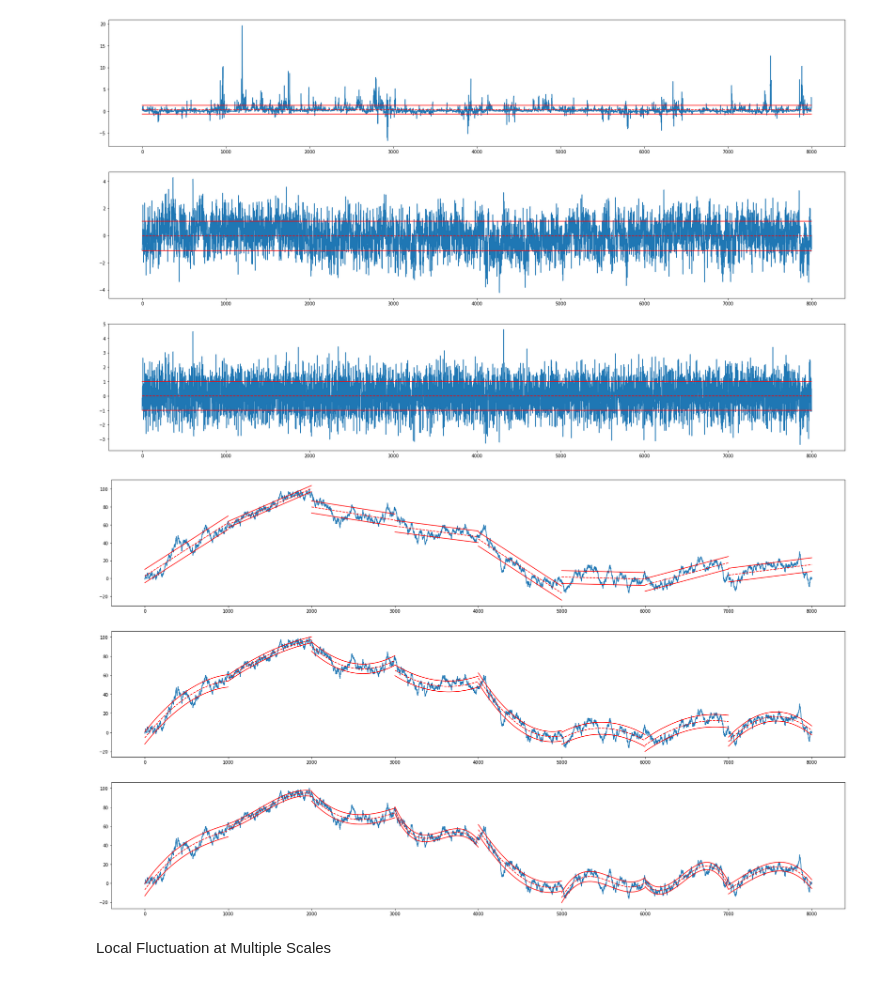
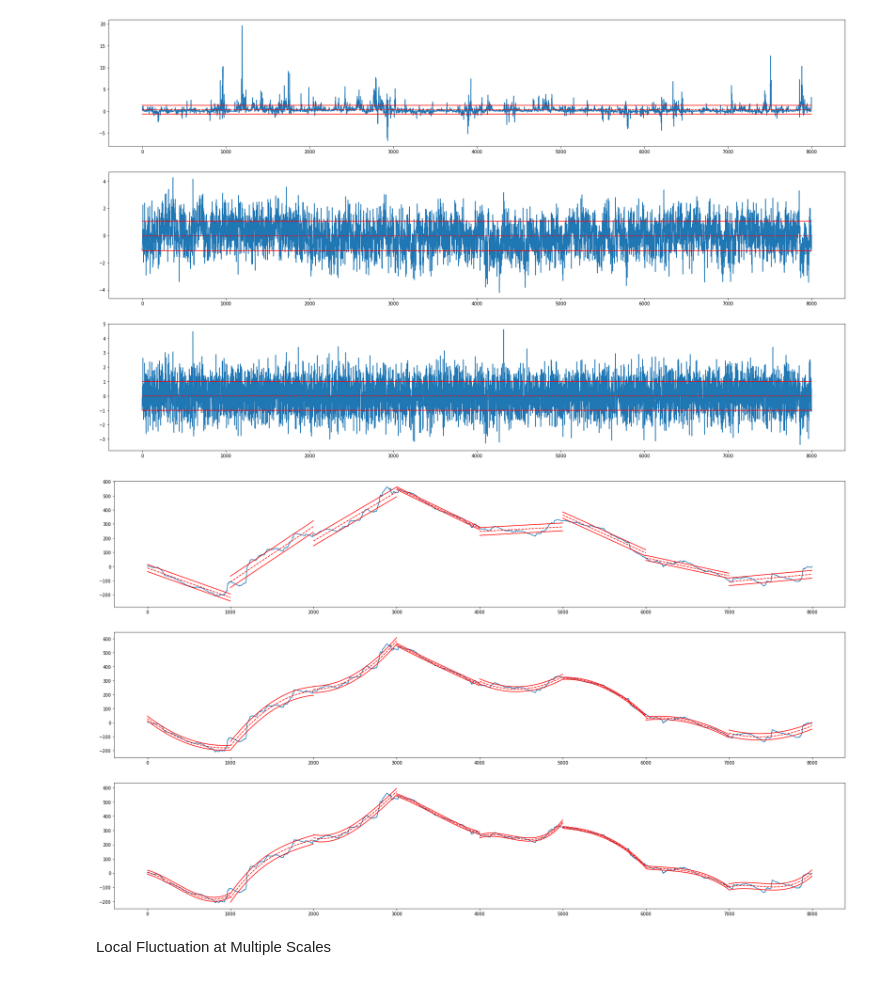
Before and after one commit to aribeller/multifractal_analysis, a Jupyter notebook: multifractal_tutorial.ipynb, the cells around one changed output. Drawn from its saved outputs; the diff is of its cells as text; code cells hidden in the pictures.

```diff
--- a/multifractal_tutorial.ipynb
+++ b/multifractal_tutorial.ipynb
@@ -57,7 +57,7 @@ matlab_data
 # %%
 def noise_to_walk(noise_series): return np.cumsum(noise_series - np.mean(noise_series))
 
-def RMS(walk, q=2): return np.mean(walk**q)**(1/q) if q != 0 else np.exp(0.5*np.mean(np.log2(walk)**2))
+def RMS(walk, q=2): return np.mean(walk**q)**(1/q) if q != 0 else np.exp(0.5*np.mean(np.log(walk**2)))
 # %%
 whitenoise_noise = np.squeeze(matlab_data['whitenoise'])
 monofractal_noise = np.squeeze(matlab_data['monofractal'])
@@ -152,35 +152,35 @@ def plot_local_trends(fluctuations, predictions, ax):
         rms = fluctuations[i]
 
         lower = y_pred - rms
         upper = y_pred + rms
 
         ax.plot(x_segment, y_pred, "--r")
         ax.plot(x_segment, lower, "r")
         ax.plot(x_segment, upper, "r")
 
     return ax
 
 def trend_graph(walk, scale):
 
     fig, (ax1, ax2, ax3) = plt.subplots(3, figsize=(30,18))
 
     fluc1, pred1 = local_RMS(walk, scale, 1)
     fluc2, pred2 = local_RMS(walk, scale, 2)
     fluc3, pred3 = local_RMS(walk, scale, 3)
 
     ax1.plot(walk)
     plot_local_trends(fluc1, pred1, ax1)
     ax2.plot(walk)
     plot_local_trends(fluc2, pred2, ax2)
     ax3.plot(walk)
     plot_local_trends(fluc3, pred3, ax3)
 
     plt.show()
 
 
-trend_graph(whitenoise_walk, 1000)
+trend_graph(multifractal_walk, 1000)
 # %% [output]
-[figure, old version]
+[figure, new version]
 # %% [markdown]
 Local Fluctuation at Multiple Scales
 # %%
```
Also changed, not shown: parts of 9 cells of this notebook.
